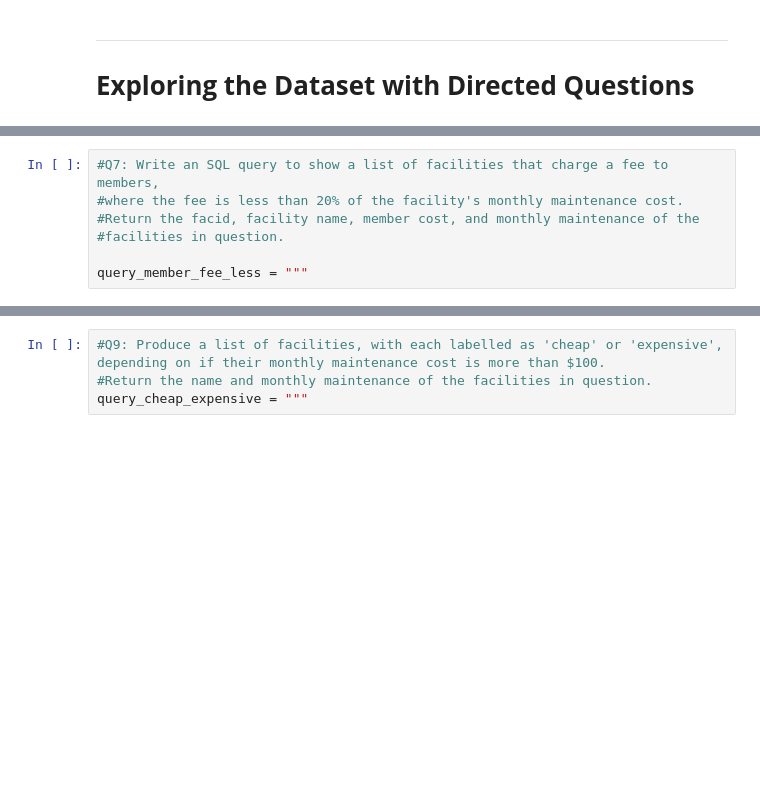
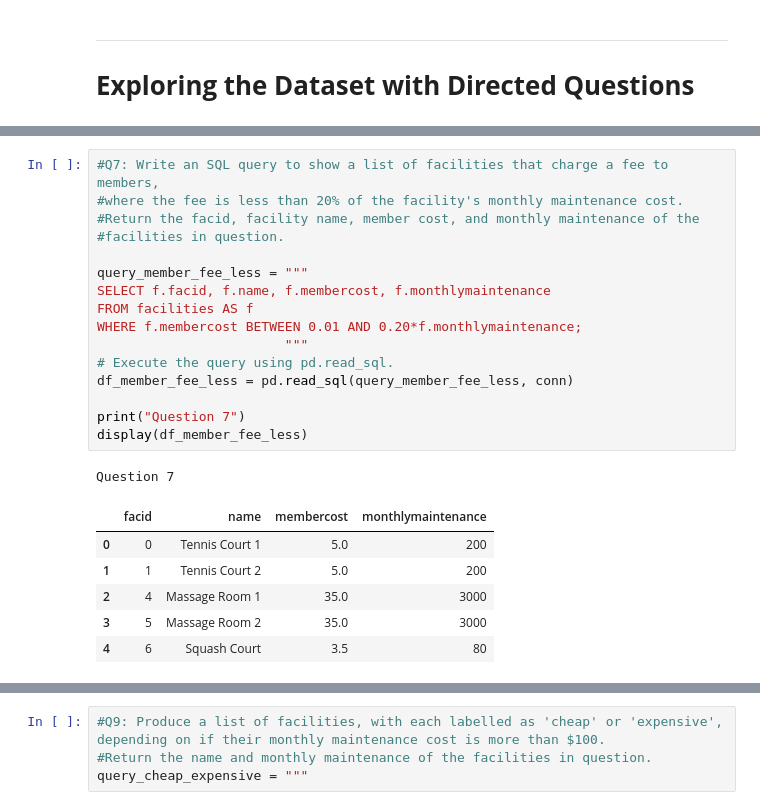
Before and after one commit to andrew-morrow/morrow-elements-of-computing-ii, a Jupyter notebook: Week 13/EoC2_Week_13_1_IN_CLASS.ipynb, the cells around one changed output, grey strips where cells are left out. Drawn from its saved outputs; the diff is of its cells as text; blank space fills up the shorter version.

```diff
--- a/Week 13/EoC2_Week_13_1_IN_CLASS.ipynb
+++ b/Week 13/EoC2_Week_13_1_IN_CLASS.ipynb
@@ -141,10 +240,27 @@ query_no_member_fee = """
 # %%
 #Q7: Write an SQL query to show a list of facilities that charge a fee to members,
 #where the fee is less than 20% of the facility's monthly maintenance cost.
 #Return the facid, facility name, member cost, and monthly maintenance of the
 #facilities in question.
 
 query_member_fee_less = """
+SELECT f.facid, f.name, f.membercost, f.monthlymaintenance
+FROM facilities AS f
+WHERE f.membercost BETWEEN 0.01 AND 0.20*f.monthlymaintenance;
+                        """
+# Execute the query using pd.read_sql.
+df_member_fee_less = pd.read_sql(query_member_fee_less, conn)
+
+print("Question 7")
+display(df_member_fee_less)
+# %% [output]
+Question 7
+|  | facid | name | membercost | monthlymaintenance |
+| 0 | 0 | Tennis Court 1 | 5.0 | 200 |
+| 1 | 1 | Tennis Court 2 | 5.0 | 200 |
+| 2 | 4 | Massage Room 1 | 35.0 | 3000 |
+| 3 | 5 | Massage Room 2 | 35.0 | 3000 |
+| 4 | 6 | Squash Court | 3.5 | 80 |
 # %%
 #Q8: Write an SQL query to retrieve the details of facilities with ID 1 and 5.
 query_facid_1_5 = """
```
Also changed, not shown: parts of 10 cells of this notebook.
